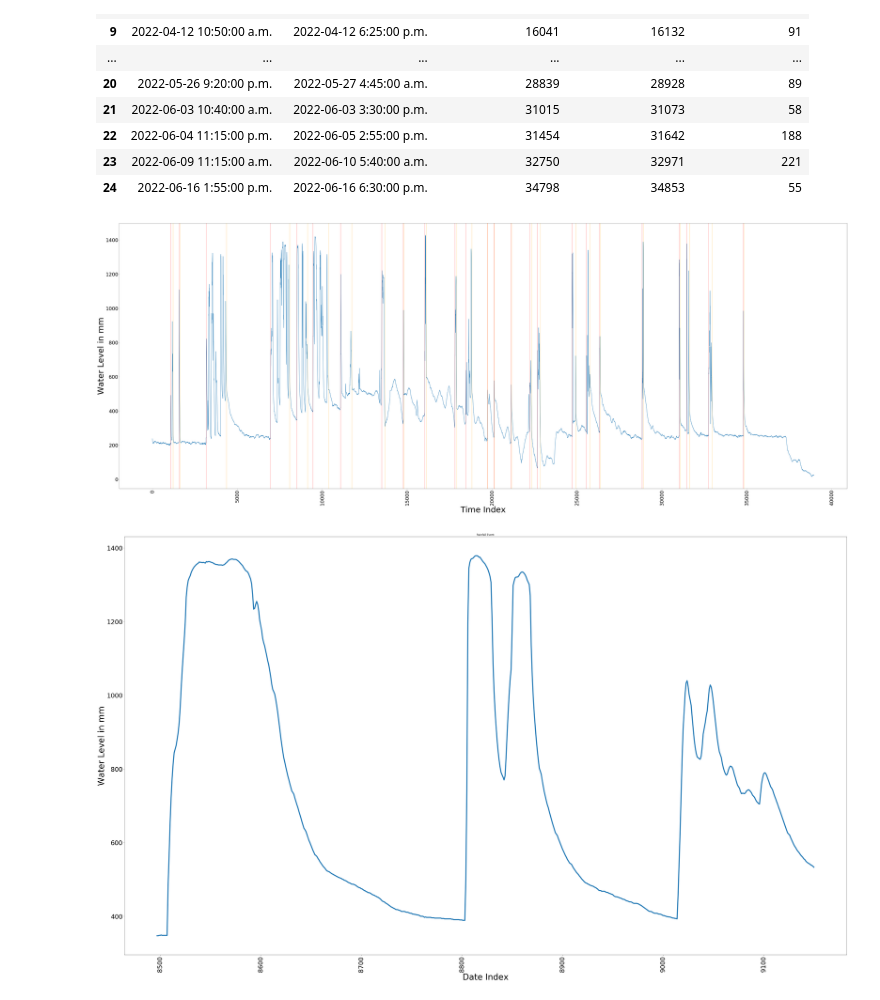
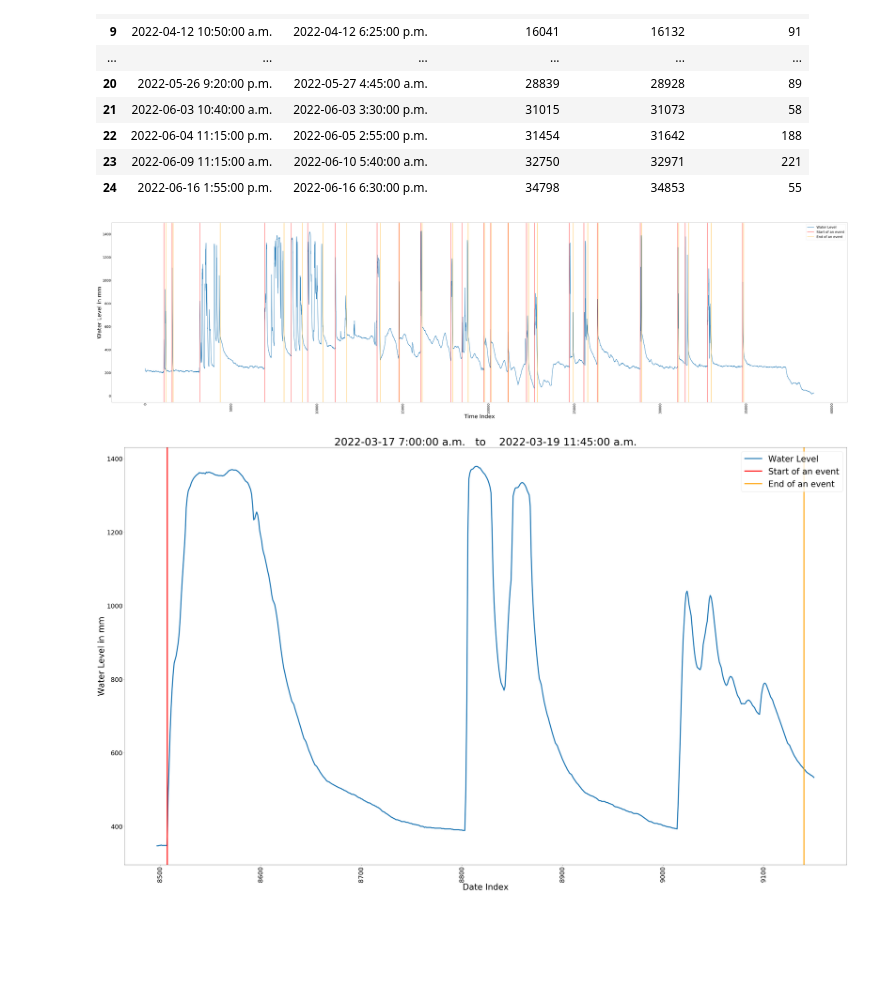
Before and after one commit to hasibum/m2pi22-Novion-Project, a Jupyter notebook: water_level_data.ipynb, the cells around one changed output. Saved outputs shown, nothing was run; the diff lists cells and outputs as text; code cells hidden in the pictures; blank space fills up the shorter version.

```diff
--- a/water_level_data.ipynb
+++ b/water_level_data.ipynb
@@ -61,6 +61,7 @@ def IdentifyEvents_2(df,tol_up,tol_dw):
             rpc=0    # duration of rainfall set to zero
             # calculating the slope (mm/min) at index i
             slope_1=(wl_mm[i+1]-wl_mm[i])/(5)   # forwward difference formula
+
             if slope_1>tol_up:
                 # This is a new rainfall event
                 # print("A new rainfall started at time :",df["Timestamp"][i]," with index position :",i)
@@ -69,13 +70,13 @@ def IdentifyEvents_2(df,tol_up,tol_dw):
                 dpc=0     # Dry period count initialization
                 rpc+=1      # count the duration of rainfall
                 nre=False
-                # continue
         else:
             # calculating the slope (mm/min) at index i+1
             slope_2=(wl_mm[i+4]-wl_mm[i])/(4*5)  # average slope of 4 consecutive time steps
-            if slope_2>tol_dw:
+            der_2nd=(wl_mm[i]-wl_mm[i-1]+wl_mm[i-2])/(5**2)
+            if slope_2>tol_dw and der_2nd>0:
                 dpc+=1
-                skip=5*(5*12)    # 2 hours of no significant change in water level means start of another event
+                skip=5*(5*12)    # 5 hours of no significant change in water level means start of another event
                 # save this date
                 if dpc>skip-4:
                     nre=True
@@ -84,8 +85,6 @@ def IdentifyEvents_2(df,tol_up,tol_dw):
                     duration.append(rpc-skip+4)
                     #print(f"Rainfall event ended at time :",df["Timestamp"][i-72]," with index position :",i-72,"\nDuration of this rainfall period was :",rpc-72)
                     #print("Now it is a dry period of more than 6 hours")
-                    #print("***********************************" )
-                    # continue
                 else:
                     rpc+=1    # count the duration of rainfall
             else:
@@ -116,17 +114,17 @@ rf_eventA
 | 23 | 2022-06-09 11:15:00 a.m. | 2022-06-10 5:40:00 a.m. | 32750 | 32971 | 221 |
 | 24 | 2022-06-16 1:55:00 p.m. | 2022-06-16 6:30:00 p.m. | 34798 | 34853 | 55 |
 # %%
-#water_level=sADF[" Water Level [m]"].to_numpy()*1000  # water level in mm
-plt.figure(figsize=(80, 30))
-plt.plot(water_levelA)
+plt.figure(figsize=(120, 30))
+wle,=plt.plot(water_levelA,label='Water Level',linewidth=3)
 for i in start_indexA:
-    plt.axvline(x=i, alpha=0.5,color='r')
+    st=plt.axvline(x=i, linewidth=2.5,color='r',label="Start of an event")
 for i in end_indexA:
-    plt.axvline(x=i,alpha=0.5, color='orange')
+    en=plt.axvline(x=i,linewidth=2.5, color='orange',label="End of an event")
 plt.xlabel('Time Index',fontsize=50)
 plt.ylabel('Water Level in mm',fontsize=50)
 plt.tick_params(axis='x',labelsize=30,rotation=90)
 plt.tick_params(axis='y',labelsize=30)
+plt.legend(loc = 'best',handles=[wle,st,en],fontsize=30)
 plt.show()
 # %% [output]
-[figure, old version]
+[figure, new version]
@@ -135,23 +131,25 @@ Timestamp=sADF["Timestamp"].to_numpy()
 # %%
 # Let's see a particular !Rainfall event
-#X=list(sADF.loc[rf_eventA["Rainfall_start_index"][index]-buffer:rf_eventA["Rainfall_end_index"][index]+buffer]["Timestamp"])
-#Y=list(sADF.loc[rf_eventA["Rainfall_start_index"][index]-buffer:rf_eventA["Rainfall_end_index"][index]+buffer][" Water Level [m]"])
 buffer=10
 index=4
 #X=Timestamp[rf_eventA["Rainfall_start_index"][index]-buffer:rf_eventA["Rainfall_end_index"][index]+buffer+1]
 X=range(start_indexA[index]-buffer,end_indexA[index]+buffer+1)
 Y=wl_mm[rf_eventA["Rainfall_start_index"][index]-buffer:rf_eventA["Rainfall_end_index"][index]+buffer+1]
 plt.figure(figsize=(50, 30))
-plt.plot(X,Y,linewidth=5)
+plt.plot(X,Y,linewidth=5,label="Water Level")
+plt.axvline(x=start_indexA[index],linewidth=5,color='r',label="Start of an event")
+plt.axvline(x=end_indexA[index],linewidth=5, color='orange',label="End of an event")
 plt.title('Rainfall Event')
 plt.xlabel('Date Index',fontsize=40)
 plt.ylabel('Water Level in mm',fontsize=40)
 plt.tick_params(axis='x',labelsize=30,rotation=90)
 plt.tick_params(axis='y',labelsize=30)
+plt.legend(loc = 'best',fontsize=40)
 plt.tight_layout()
+plt.title(start_timeA[index]+"   to    "+end_timeA[index],fontsize=50)
 plt.show()
 # %% [output]
-[figure, old version]
+[figure, new version]
 # %%
 # Let's look at a particular No !Rainfall event
 buffer=10
```
Also changed, not shown: parts of 3 cells of this notebook.
